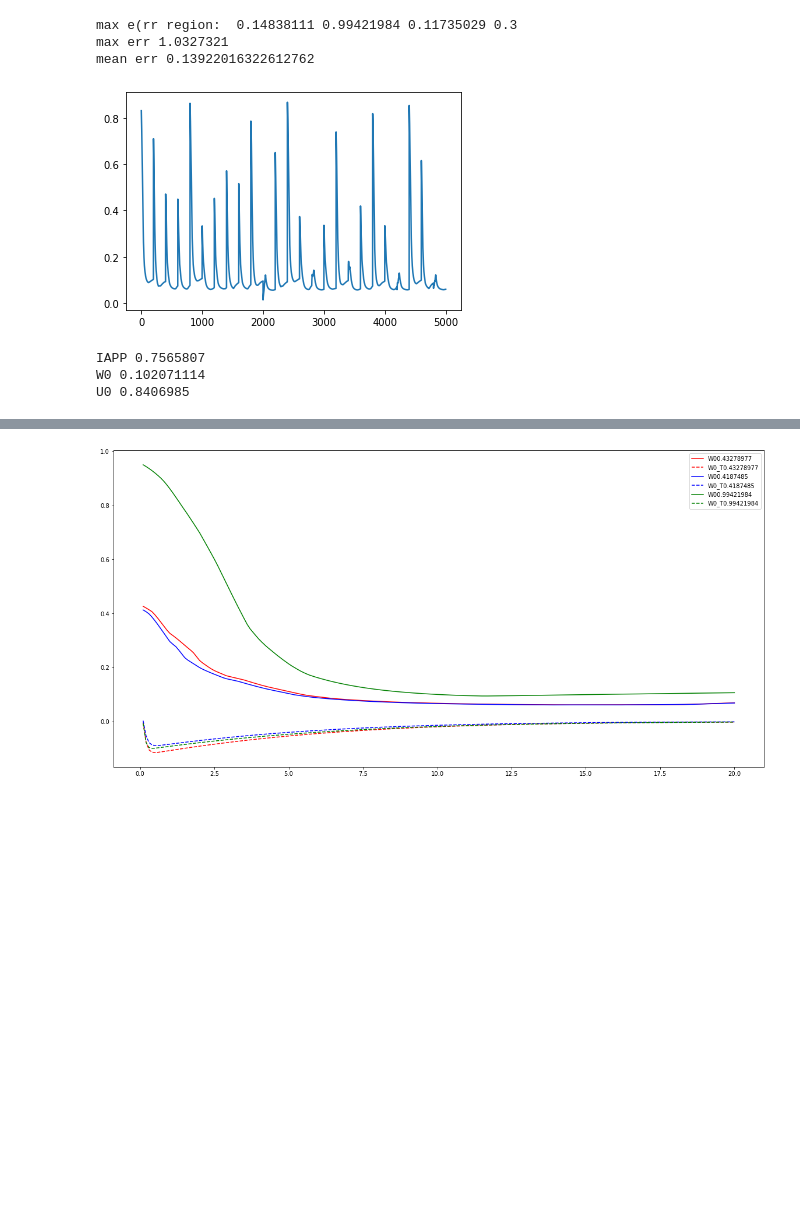
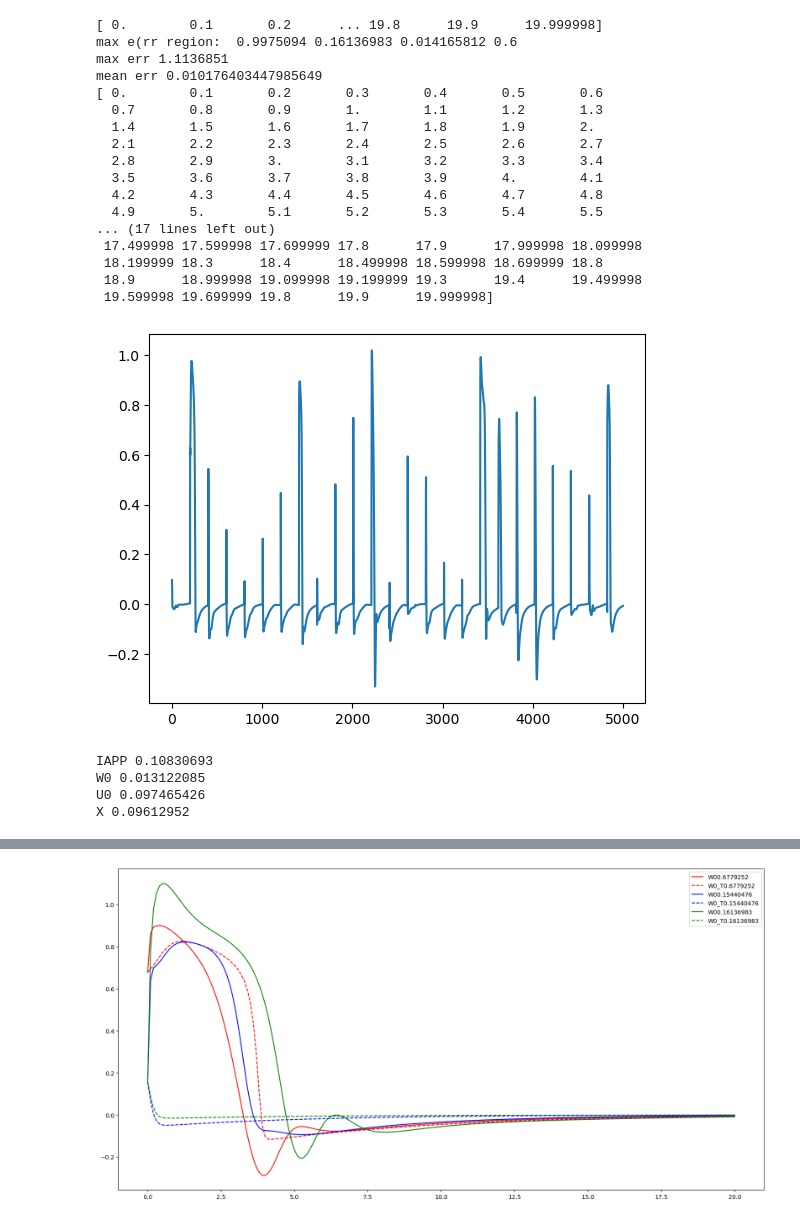
Before and after one commit to ybwerneck/Pinn-Torch, a Jupyter notebook: Results_Plotter.ipynb, the cells around one changed output, grey strips where cells are left out. Drawn from its saved outputs; the diff is of its cells as text; code cells hidden in the pictures; blank space fills up the shorter version.

```diff
--- a/Results_Plotter.ipynb
+++ b/Results_Plotter.ipynb
@@ -76,7 +76,7 @@ Last Validation Set
 import operator
 colors=["red","blue","green","orange","red","blue","green","yellow","orange"]
 
-with h5py.File(file_path+"val.h5", 'r') as hf:
+with h5py.File(file_path+"Val.h5", 'r') as hf:
         T,U,V,K = np.array(hf['input']).T
         TX,TW = np.array(hf['target']).T
         X,W    =np.array(hf['pred']).T
@@ -88,10 +88,10 @@ E= ((X-TX)**2)**0.5
 
 
 ae,m= max(enumerate(E), key=operator.itemgetter(1))
-print("max e(rr region: ",K[ae],U[ae],V[ae],T[ae])
+print("max e(rr region: ",K[ae],U[ae],V[ae],T[ae],)
 print("max err",(np.max( ((X-TX)**2)**0.5) ))
 print("mean err",(np.mean(X-TX)**2)**0.5)
-
+print(np.unique(T))
 e=lambda x:np.expand_dims(x,axis=1)
 
 
@@ -112,7 +112,8 @@ plt.show()
 N=0
 print("IAPP",ks[N][1])
 print("W0",vs[N][1])
-print("U0",us[N][1])
+print("U0",us[N][0])
+print("X",pred_u[N][0])
 plt.plot(pred_u[N])
 plt.plot(true_u[N])
 #print(true_u[N])
@@ -225,37 +226,52 @@ datae=np.abs(true_u[Ns,:]-pred_u[Ns,:])
 # Create a meshgrid for X and Y values
 x = np.linspace(0, T[-1], np.shape(data)[1])
 y = np.linspace(0, len(Ns), np.shape(data)[0])
 X, Y = np.meshgrid(x, y)
 
 # Create a figure and 3D Axes objects for subplots
 fig, axs = plt.subplots(1, 3, figsize=(15, 5), subplot_kw={'projection': '3d'})
 
 # Plot the surface color plots on each subplot
 surfs = []
 data_arrays = [datat, data, datae]
 plot_titles = ['True', 'Pred', 'Error']
 mi,ma=0,1
 for i, ax in enumerate(axs):
     if(i==2):
         ax.set_zlim(0,0.1)
         mi,ma=0,0.1
 
     surf = ax.plot_surface(X, Y, data_arrays[i], cmap='viridis',vmin=mi,vmax=ma)
     surfs.append(surf)
     ax.set_title(plot_titles[i])
     ax.set_xlabel('X')
     ax.set_ylabel('Y')
     ax.set_zlabel('Value')
     fig.colorbar(surf, ax=ax)
 
 # Show the multi-plot
 plt.tight_layout()
 plt.show()
 # %% [output]
-max e(rr region:  0.14838111 0.99421984 0.11735029 0.3
-max err 1.0327321
-mean err 0.13922016322612762
+[ 0.        0.1       0.2      ... 19.8      19.9      19.999998]
+max e(rr region:  0.9975094 0.16136983 0.014165812 0.6
+max err 1.1136851
+mean err 0.010176403447985649
+[ 0.        0.1       0.2       0.3       0.4       0.5       0.6
+  0.7       0.8       0.9       1.        1.1       1.2       1.3
+  1.4       1.5       1.6       1.7       1.8       1.9       2.
+  2.1       2.2       2.3       2.4       2.5       2.6       2.7
+  2.8       2.9       3.        3.1       3.2       3.3       3.4
+  3.5       3.6       3.7       3.8       3.9       4.        4.1
+  4.2       4.3       4.4       4.5       4.6       4.7       4.8
+  4.9       5.        5.1       5.2       5.3       5.4       5.5
+... (17 lines left out)
+ 17.499998 17.599998 17.699999 17.8      17.9      17.999998 18.099998
+ 18.199999 18.3      18.4      18.499998 18.599998 18.699999 18.8
+ 18.9      18.999998 19.099998 19.199999 19.3      19.4      19.499998
+ 19.599998 19.699999 19.8      19.9      19.999998]
-[figure, old version]
+[figure, new version]
-IAPP 0.7565807
-W0 0.102071114
-U0 0.8406985
+IAPP 0.10830693
+W0 0.013122085
+U0 0.097465426
+X 0.09612952
@@ -264 +280 @@ U0 0.8406985
-[figure, old version]
+[figure, new version]
```
Also changed, not shown: parts of 2 cells of this notebook, 15 other files.
